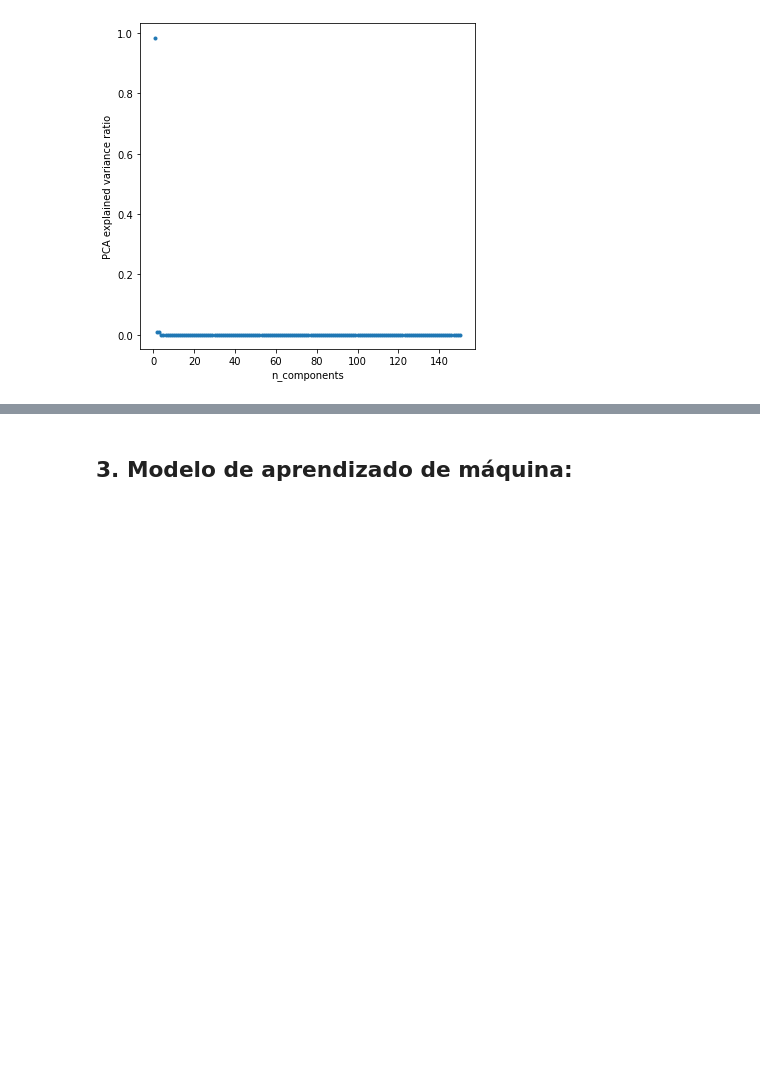
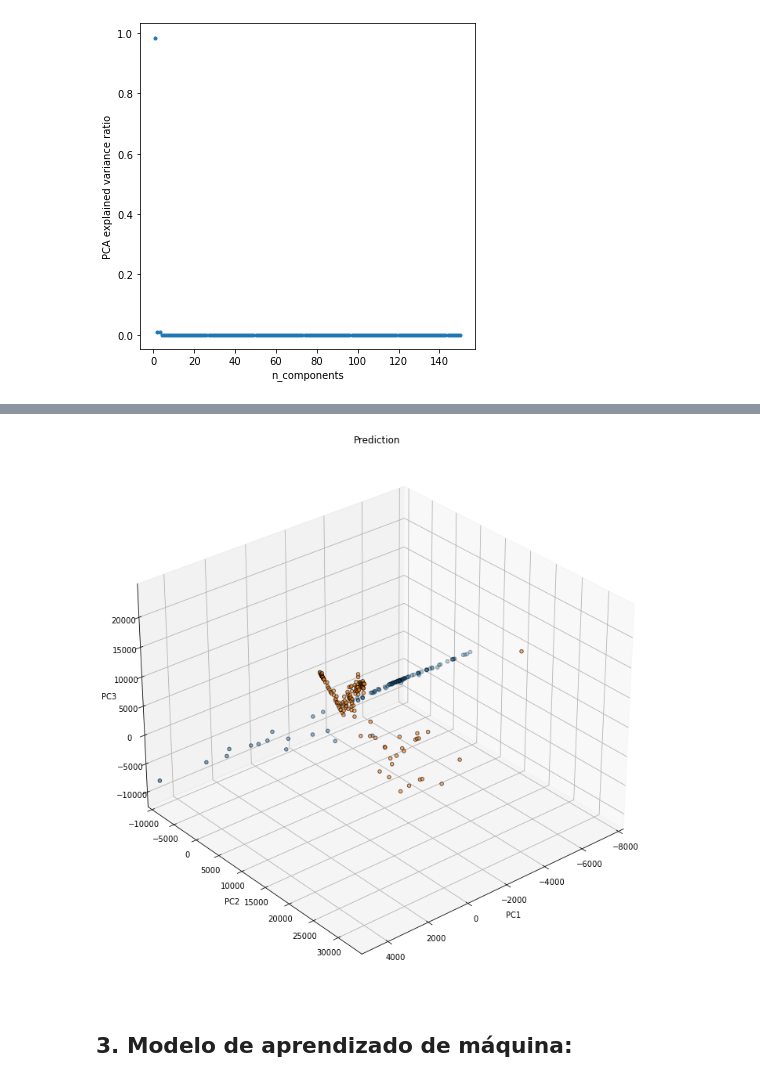
Before and after one commit to LuisSantoss/HIML, a Jupyter notebook: HIML_2.ipynb, the cells around one changed output, grey strips where cells are left out. Cells and saved outputs as stored; diff of their text form; code cells hidden in the pictures; blank space fills up the shorter version.

```diff
--- a/HIML_2.ipynb
+++ b/HIML_2.ipynb
@@ -158,0 +164,14 @@ fig.legend()
+# %%
+from mpl_toolkits.mplot3d import Axes3D
+fig = plt.figure(1, figsize=(10, 10))
+
+ax = Axes3D(fig, rect=[0, 0, 0.95, 1], elev=48)
+ax.scatter(Feat_reduced_nom[:, 0], Feat_reduced_nom[:, 1], Feat_reduced_nom[:, 2], label = 'nominal', edgecolor="k")
+ax.scatter(Feat_reduced_falt[0:, 0], Feat_reduced_falt[:, 1], Feat_reduced_falt[:, 2], label = 'fault', edgecolor="k")
+ax.set_xlabel("PC1")
+ax.set_ylabel("PC2")
+ax.set_zlabel("PC3")
+ax.set_title("Prediction")
+ax.set_xlim(-8000, 5000)
+ax.view_init(30, 50)
+# %% [output]
@@ -159,3 +179,4 @@ fig.legend()
+[figure, added]
 # %% [markdown]
 ## 3. Modelo de aprendizado de máquina:
 # %%
```
Also changed, not shown: parts of 18 cells of this notebook.
